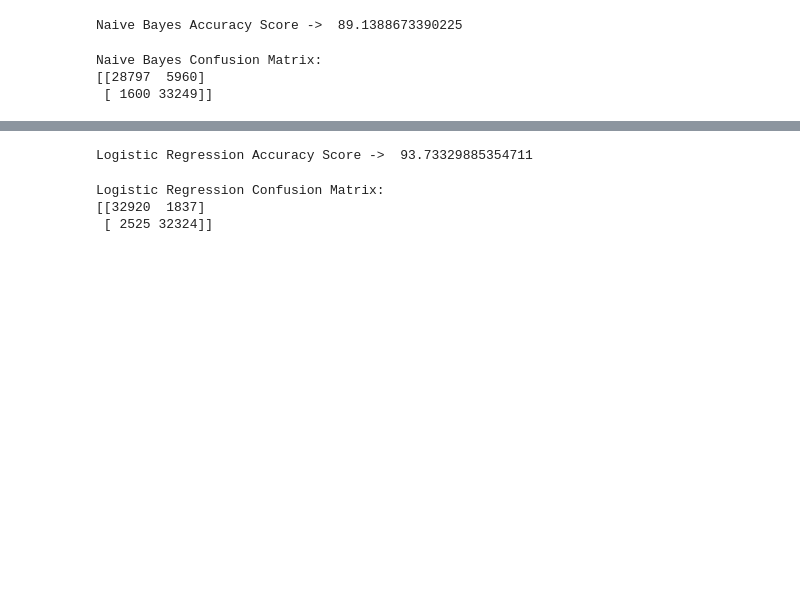
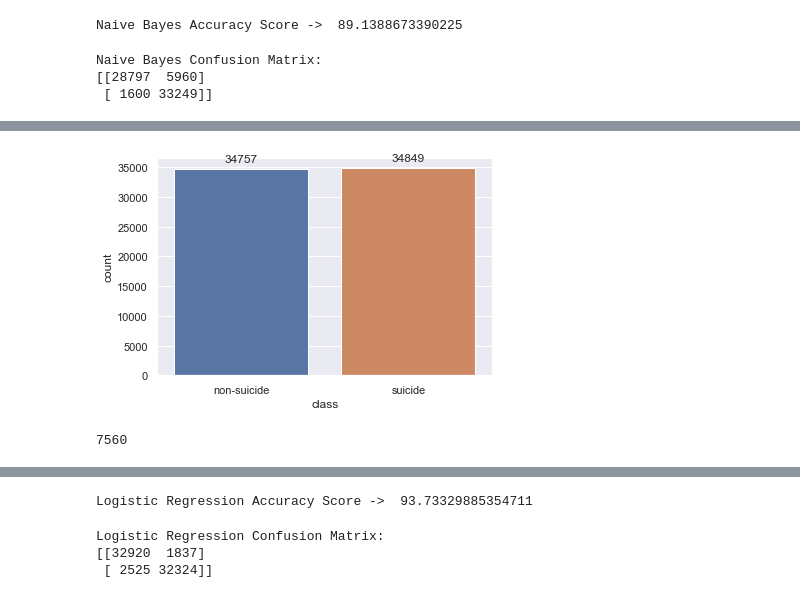
Before and after one commit to graceangrh/Text-mining-Suicide-Ideation, a Jupyter notebook: POS Tagging v2.ipynb, the cells around one changed output, grey strips where cells are left out. Saved outputs shown, nothing was run; the diff lists cells and outputs as text; code cells hidden in the pictures; blank space fills up the shorter version.

```diff
--- a/POS Tagging v2.ipynb
+++ b/POS Tagging v2.ipynb
@@ -99,0 +117,20 @@ Naive Bayes Confusion Matrix:
+# %%
+sns.set(style="darkgrid")
+ax = sns.countplot(x=test_y)
+
+for p in ax.patches:
+    ax.annotate(format(p.get_height()), (p.get_x() + p.get_width() / 2., p.get_height()), ha = 'center', va = 'center', xytext = (0, 10), textcoords = 'offset points')
+
+plt.show()
+# %% [output]
+[figure, added]
+# %%
+# convert test_y and y_pred_logreg to numpy arrays
+test_y = test_y.to_numpy()
+y_pred_nb = np.array(y_pred_nb)
+
+# find misclassified samples
+nb_misclassified_indices = [i for i in range(len(test_y)) if test_y[i] != y_pred_nb[i]]
+print(len(nb_misclassified_indices))
+# %% [output]
+7560
```
Also changed, not shown: parts of 20 cells of this notebook.
